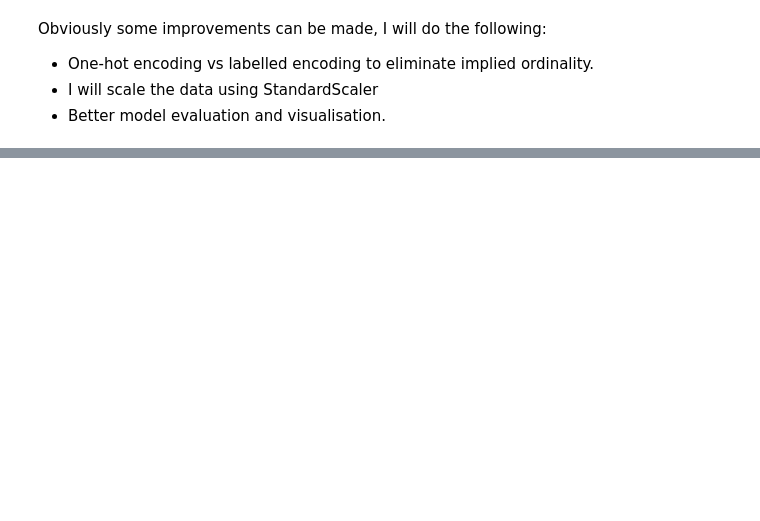
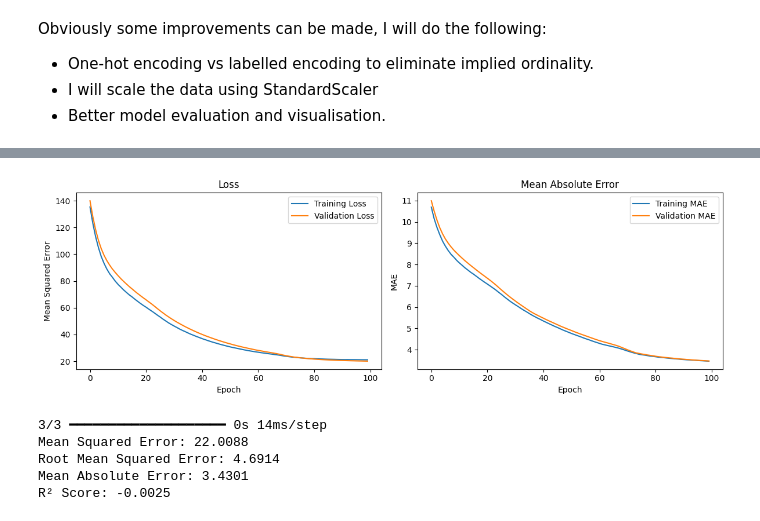
Before and after one commit to thestevenlol/DataSciML, a Jupyter notebook: cnn-regression/main.ipynb, the cells around one changed output, grey strips where cells are left out. Drawn from its saved outputs; the diff is of its cells as text; code cells hidden in the pictures; blank space fills up the shorter version.

Commit message:
Improved regression FNN model.

```diff
--- a/cnn-regression/main.ipynb
+++ b/cnn-regression/main.ipynb
@@ -204,0 +236,5 @@ R-squared: -0.06689512729644775
+# %%
+X_train, X_test, y_train, y_test = train_test_split(X, y, test_size=0.2, random_state=73729)
+
+print(f"X_train shape: {X_train.shape}")
+print(f"X_test shape: {X_test.shape}")
@@ -204,0 +322,14 @@ R-squared: -0.06689512729644775
+# %%
+from tensorflow.keras.callbacks import EarlyStopping
+
+# I use earlyStopping to stop training when the validation loss does not improve for 10 epochs
+early_stopping = EarlyStopping(monitor='val_loss', patience=10, restore_best_weights=True)
+
+history = model.fit(
+    X_train_transformed, y_train,
+    validation_split=0.2,
+    epochs=100,
+    batch_size=16,
+    callbacks=[early_stopping],
+    verbose=1
+)
@@ -204,0 +354,44 @@ R-squared: -0.06689512729644775
+# %%
+# Plot training history
+plt.figure(figsize=(12, 4))
+
+plt.subplot(1, 2, 1)
+plt.plot(history.history['loss'], label='Training Loss')
+plt.plot(history.history['val_loss'], label='Validation Loss')
+plt.title('Loss')
+plt.xlabel('Epoch')
+plt.ylabel('Mean Squared Error')
+plt.legend()
+
+plt.subplot(1, 2, 2)
+plt.plot(history.history['mae'], label='Training MAE')
+plt.plot(history.history['val_mae'], label='Validation MAE')
+plt.title('Mean Absolute Error')
+plt.xlabel('Epoch')
+plt.ylabel('MAE')
+plt.legend()
+
+plt.tight_layout()
+plt.show()
+# %% [output]
+[figure, added]
+# %%
+# Evaluate the model on the test set
+y_pred = model.predict(X_test_transformed).flatten()
+
+# Calculate metrics
+mse = mean_squared_error(y_test, y_pred)
+rmse = np.sqrt(mse)
+mae = mean_absolute_error(y_test, y_pred)
+r2 = r2_score(y_test, y_pred)
+
+print(f"Mean Squared Error: {mse:.4f}")
+print(f"Root Mean Squared Error: {rmse:.4f}")
+print(f"Mean Absolute Error: {mae:.4f}")
+print(f"R² Score: {r2:.4f}")
+# %% [output]
+3/3 ━━━━━━━━━━━━━━━━━━━━ 0s 14ms/step
+Mean Squared Error: 22.0088
+Root Mean Squared Error: 4.6914
+Mean Absolute Error: 3.4301
+R² Score: -0.0025
```
Also changed, not shown: parts of 12 cells of this notebook, 4 other files.
